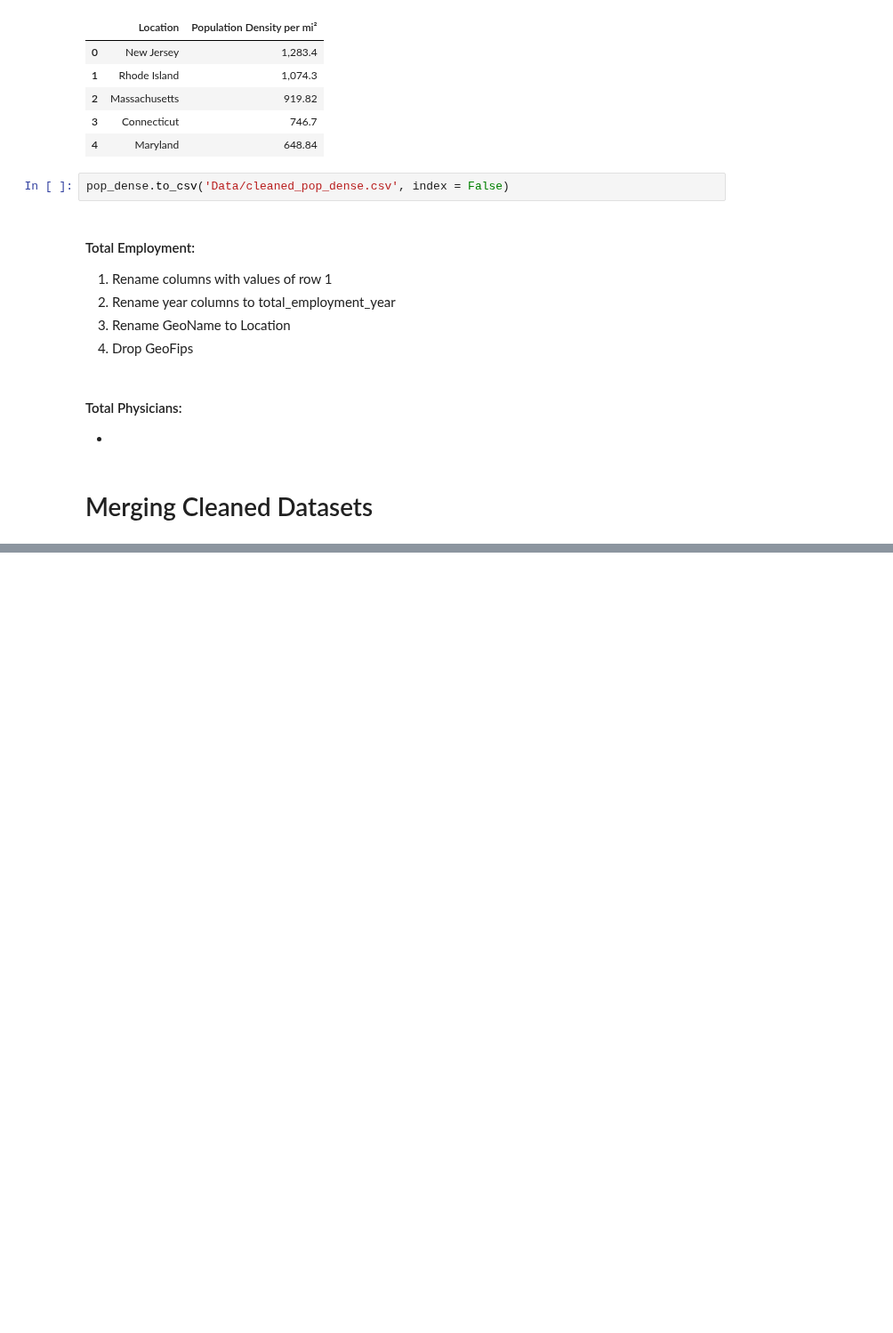
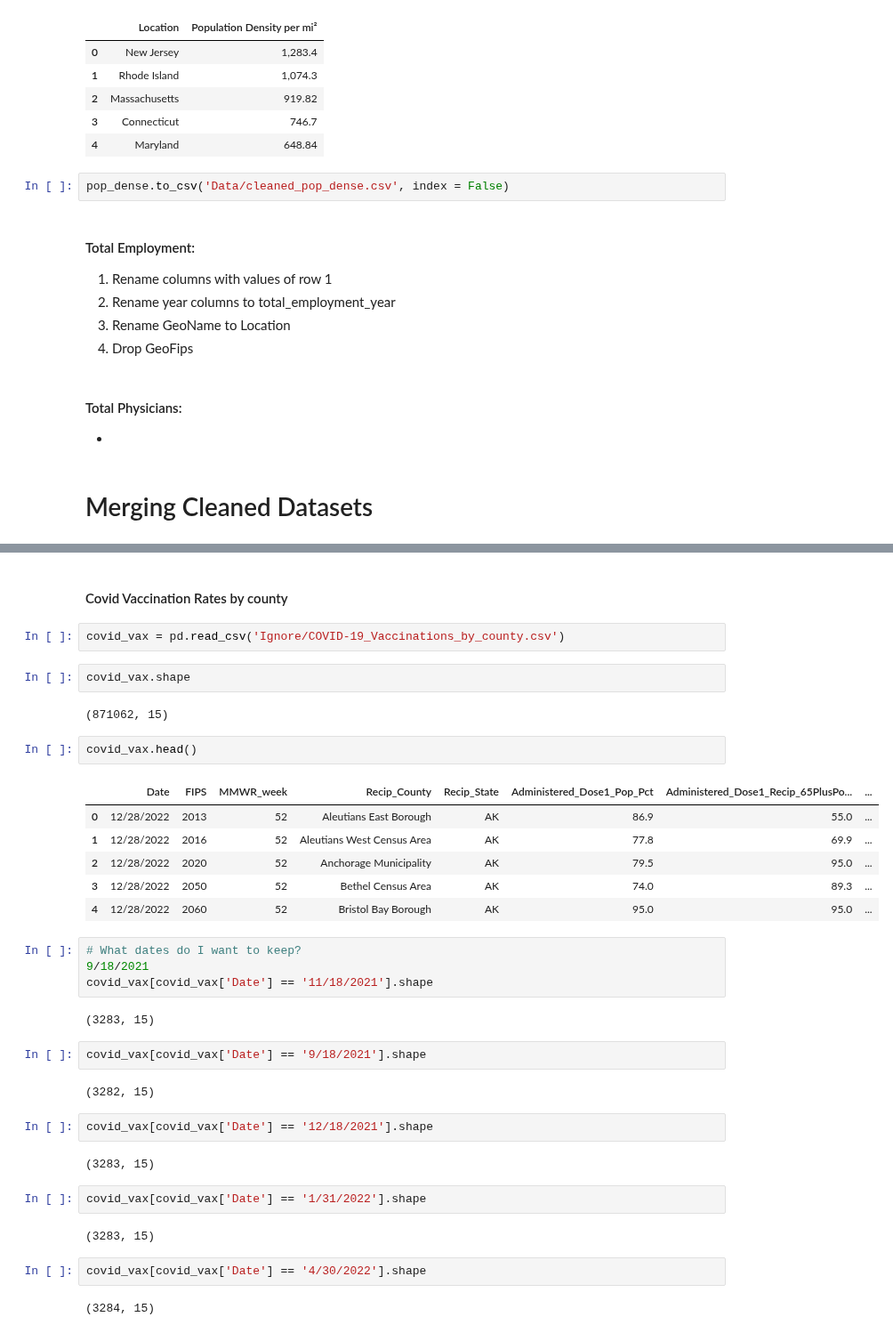
Before and after one commit to rafirahman27/Preparing_for_the_next_Pandemic, a Jupyter notebook: Katie.ipynb, the cells around one changed output, grey strips where cells are left out. Shown at 89% size. Cells and saved outputs as stored; diff of their text form; blank space fills up the shorter version.

Commit message:
added datasets for county to data and ignore

```diff
--- a/Katie.ipynb
+++ b/Katie.ipynb
@@ -693,0 +729,39 @@ pop_dense.to_csv('Data/cleaned_pop_dense.csv', index = False)
+# %% [markdown]
+#### Covid Vaccination Rates by county
+# %%
+covid_vax = pd.read_csv('Ignore/COVID-19_Vaccinations_by_county.csv')
+# %%
+covid_vax.shape
+# %% [output]
+(871062, 15)
+# %%
+covid_vax.head()
+# %% [output]
+|  | Date | FIPS | MMWR_week | Recip_County | Recip_State | Administered_Dose1_Pop_Pct | Administered_Dose1_Recip_65PlusPo... | ... |
+| 0 | 12/28/2022 | 2013 | 52 | Aleutians East Borough | AK | 86.9 | 55.0 | ... |
+| 1 | 12/28/2022 | 2016 | 52 | Aleutians West Census Area | AK | 77.8 | 69.9 | ... |
+| 2 | 12/28/2022 | 2020 | 52 | Anchorage Municipality | AK | 79.5 | 95.0 | ... |
+| 3 | 12/28/2022 | 2050 | 52 | Bethel Census Area | AK | 74.0 | 89.3 | ... |
+| 4 | 12/28/2022 | 2060 | 52 | Bristol Bay Borough | AK | 95.0 | 95.0 | ... |
+# %%
+# What dates do I want to keep?
+9/18/2021
+covid_vax[covid_vax['Date'] == '11/18/2021'].shape
+# %% [output]
+(3283, 15)
+# %%
+covid_vax[covid_vax['Date'] == '9/18/2021'].shape
+# %% [output]
+(3282, 15)
+# %%
+covid_vax[covid_vax['Date'] == '12/18/2021'].shape
+# %% [output]
+(3283, 15)
+# %%
+covid_vax[covid_vax['Date'] == '1/31/2022'].shape
+# %% [output]
+(3283, 15)
+# %%
+covid_vax[covid_vax['Date'] == '4/30/2022'].shape
+# %% [output]
+(3284, 15)
```
Also changed, not shown: parts of 6 cells of this notebook, 20 other files.
